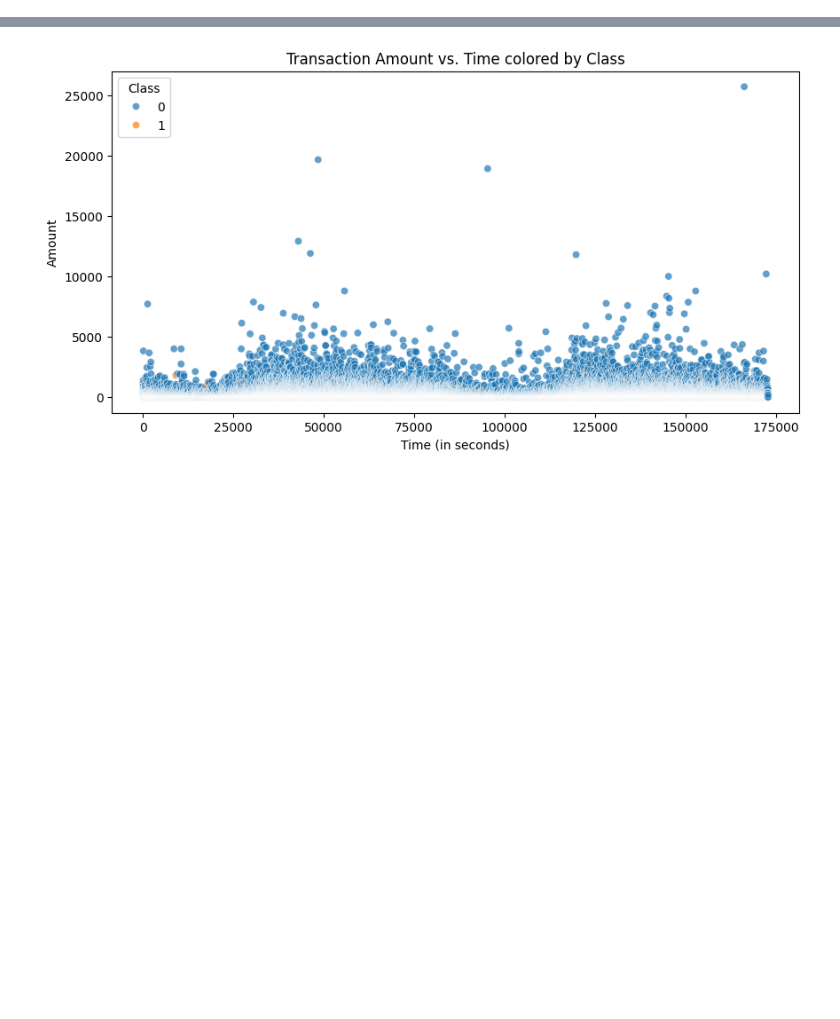
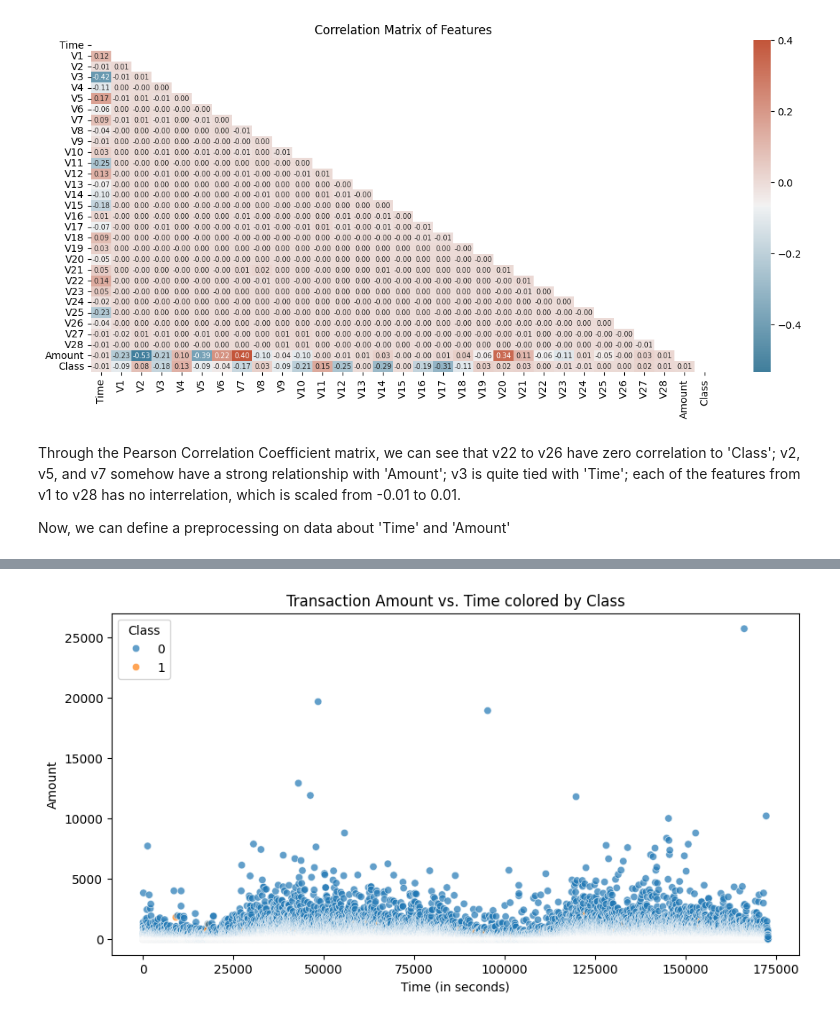
Before and after one commit to zcry332/Neural_Network, a Jupyter notebook: NN_BankingProject_G3.ipynb, the cells around one changed output, grey strips where cells are left out. Saved outputs shown, nothing was run; the diff lists cells and outputs as text; code cells hidden in the pictures; blank space fills up the shorter version.

```diff
--- a/NN_BankingProject_G3.ipynb
+++ b/NN_BankingProject_G3.ipynb
@@ -104,0 +74,28 @@ Name: count, dtype: int64
+# %%
+correlation_matrixA= df.corr()
+
+# Get correlations with the 'Class' column and sort them
+class_correlations = correlation_matrixA['Class'].sort_values(ascending=False)
+
+# Create a mask for the upper triangle
+mask = np.triu(np.ones_like(correlation_matrixA, dtype=bool))
+# Generate a custom diverging colormap
+cmap = sns.diverging_palette(230, 20, as_cmap=True)
+# %%
+plt.figure(figsize=(14, 6))
+sns.heatmap(
+    correlation_matrixA,
+    mask=mask,
+    cmap=cmap,
+    annot=True,
+    fmt=".2f",
+    annot_kws={'size':7}
+    )
+plt.title('Correlation Matrix of Features')
+plt.show()
+# %% [output]
+[figure, added]
+# %% [markdown]
+Through the Pearson Correlation Coefficient matrix, we can see that v22 to v26 have zero correlation to 'Class'; v2, v5, and v7 somehow have a strong relationship with 'Amount'; v3 is quite tied with 'Time'; each of the features from v1 to v28 has no interrelation, which is scaled from -0.01 to 0.01.
+
+Now, we can define a preprocessing on data about 'Time' and 'Amount'
```
Also changed, not shown: parts of 41 cells of this notebook.
